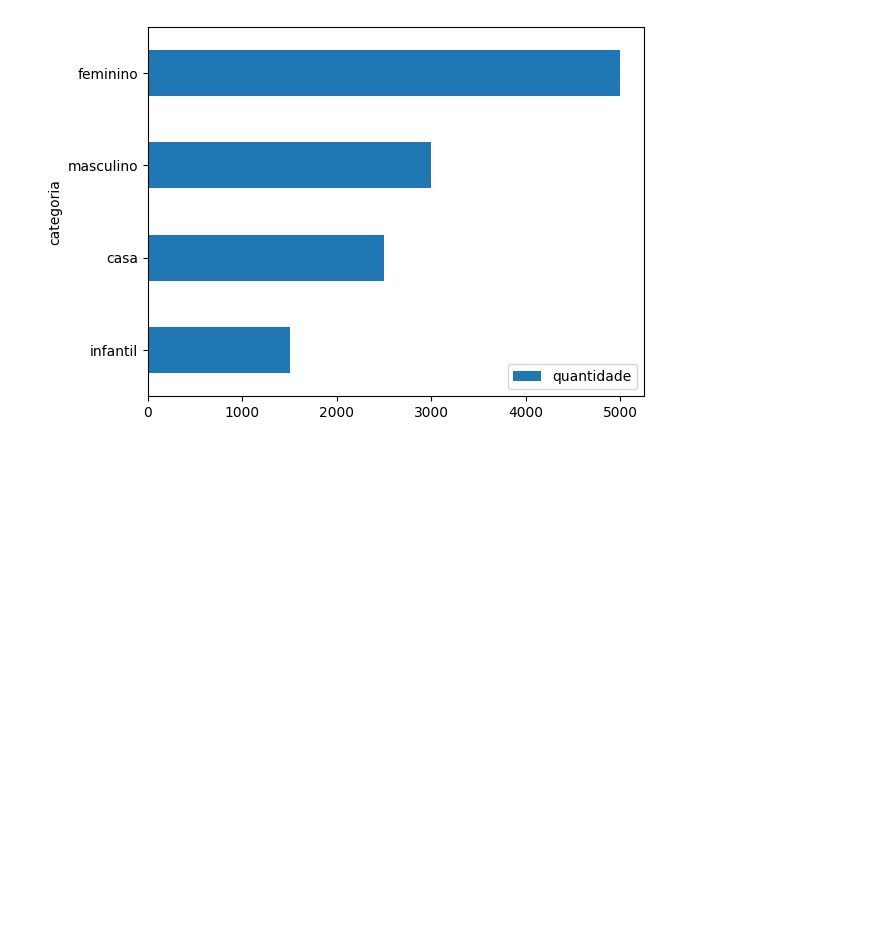
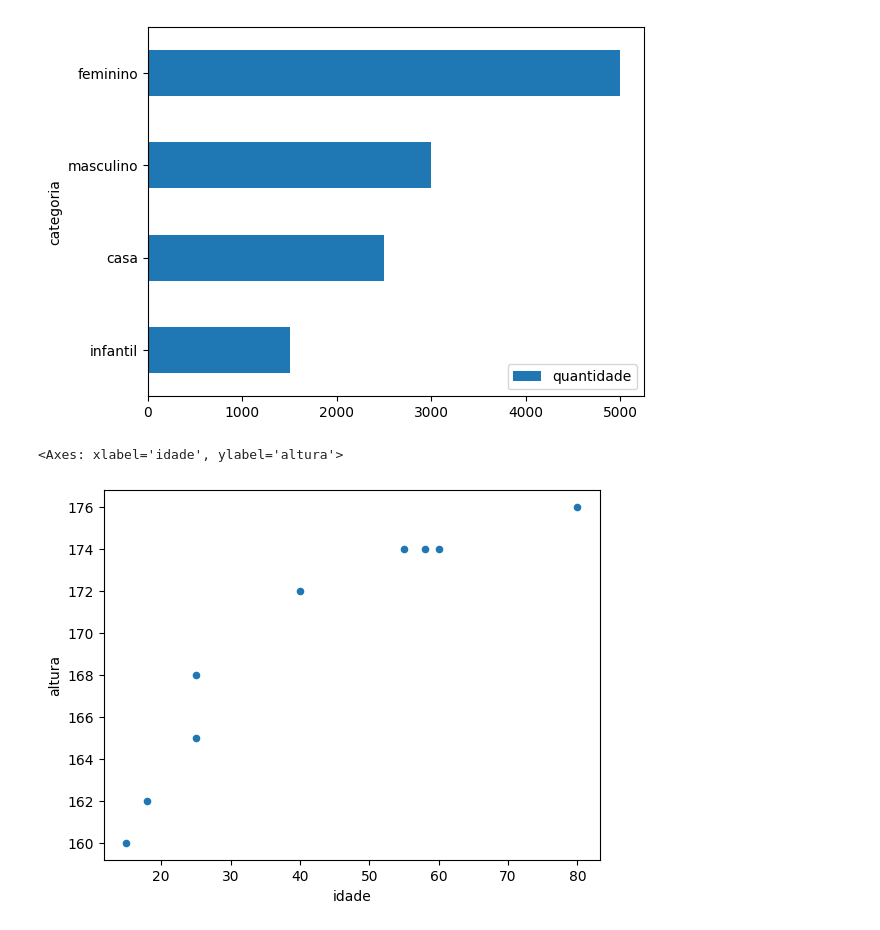
Before and after one commit to leuzindev/fundamentals-of-statistics, a Jupyter notebook: statistics-dev.ipynb, the cells around one changed output. Cells and saved outputs as stored; diff of their text form; code cells hidden in the pictures; blank space fills up the shorter version.

```diff
--- a/statistics-dev.ipynb
+++ b/statistics-dev.ipynb
@@ -231,3 +231,13 @@ df_vendas.sort_values('quantidade').plot.barh(
 # %% [output]
 <Axes: ylabel='categoria'>
 [figure]
+# %%
+# Gráfico de Dispersão
+
+df_measure.plot.scatter(
+  x='idade',
+  y='altura'
+)
+# %% [output]
+<Axes: xlabel='idade', ylabel='altura'>
+[figure, added]
```
Also changed, not shown: parts of 9 cells of this notebook.
